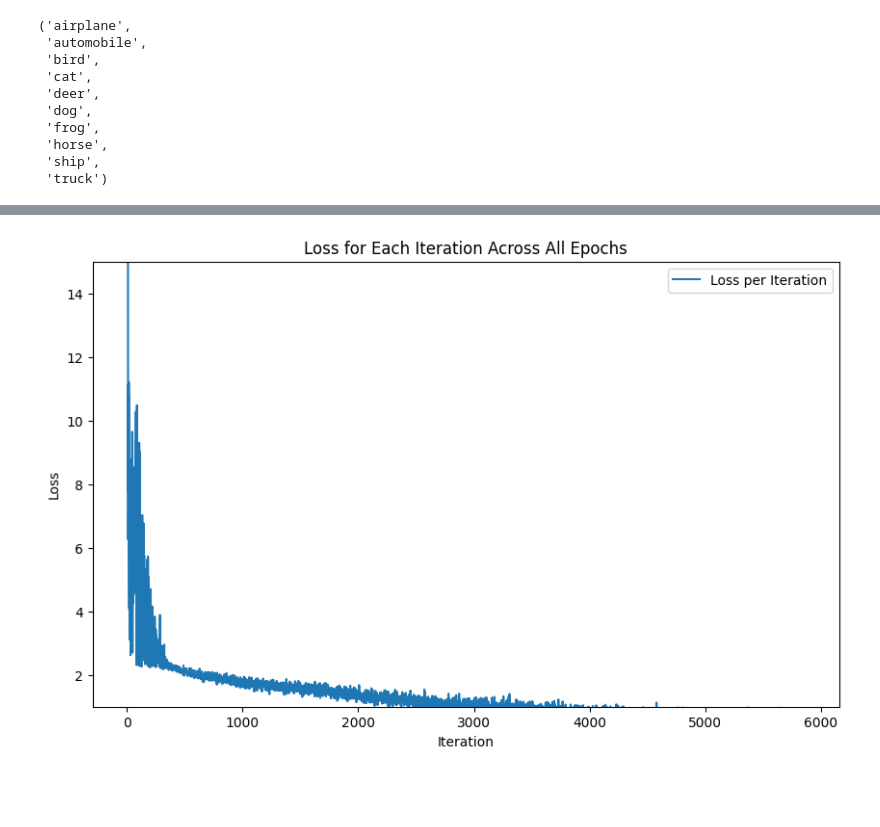
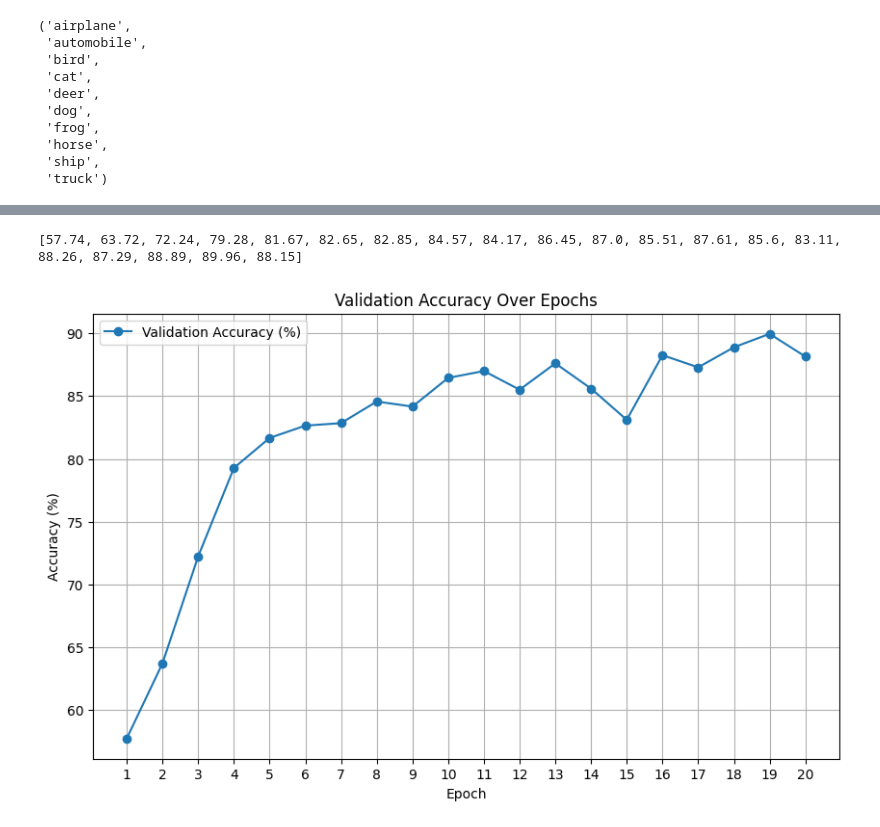
Before and after one commit to amrita-pasupuleti/cmpm118, a Jupyter notebook: bitlinear.ipynb, the cells around one changed output, grey strips where cells are left out. Saved outputs shown, nothing was run; the diff lists cells and outputs as text; code cells hidden in the pictures; blank space fills up the shorter version.

Commit message:
added septlinear implementation and some data

```diff
--- a/bitlinear.ipynb
+++ b/bitlinear.ipynb
@@ -31,7 +31,7 @@ trainset = torchvision.datasets.CIFAR10(root='../data', train=True, download=Tru
 trainloader = torch.utils.data.DataLoader(trainset, batch_size=BATCH_SIZE, shuffle=True, num_workers=2)
 
 testset = torchvision.datasets.CIFAR10(root='../data', train=False, download=True, transform=transform_test)
-testloader = torch.utils.data.DataLoader(testset, batch_size=100, shuffle=False, num_workers=2)
+testloader = torch.utils.data.DataLoader(testset, batch_size=128, shuffle=False, num_workers=2)
 # %% [output]
 Files already downloaded and verified
 Files already downloaded and verified
@@ -50,7 +50,6 @@ classes
  'ship',
  'truck')
 # %%
-# Define the ResidualBlock as provided
 class ResidualBlock(nn.Module):
     def __init__(self, inchannel, outchannel, stride=1):
         super(ResidualBlock, self).__init__()
@@ -83,10 +82,12 @@ class BitLinear(nn.Module):
         self.bias = nn.Parameter(torch.randn(out_features) * 0.01)
 
     def forward(self, x):
-        binarized_weight = torch.sign(torch.tanh(self.weight))
-        return F.linear(x, binarized_weight, self.bias)
+        scale = 1.0 / self.weight.abs().mean().clamp(min=1e-5)
+        scaled_weight = self.weight * scale
+        ternary_weight = torch.where(scaled_weight.abs() < 0.5, 0, torch.sign(scaled_weight))
+        ternary_weight = ternary_weight / scale
+        return F.linear(x, ternary_weight, self.bias)
 
-# Define the ResNet model
 class ResNet(nn.Module):
     def __init__(self, ResidualBlock, num_classes=10):
         super(ResNet, self).__init__()
@@ -132,10 +133,11 @@ def ResNet18():
 net = ResNet18().to(device)
 # %%
 criterion = nn.CrossEntropyLoss()
-optimizer = optim.SGD(net.parameters(), lr=0.01, momentum=0.9, weight_decay=5e-4)
+optimizer = optim.SGD(net.parameters(), lr=0.001, momentum=0.9, weight_decay=1e-4)
 # %%
 all_iteration_losses = []
-for epoch in range(15):
+validation_accuracies = []
+for epoch in range(20):
     print('\nEpoch: %d' % (epoch + 1))
     net.train()
     sum_loss = 0.0
@@ -162,7 +164,6 @@ for epoch in range(15):
             print('[epoch:%d, iter:%d] Loss: %.03f | Acc: %.3f%% '
                   % (epoch + 1, (i + 1), sum_loss / (i + 1), 100. * correct / total))
 
-
     print('Testing...')
     net.eval()
     correct = 0
@@ -175,7 +176,9 @@ for epoch in range(15):
             _, predicted = torch.max(outputs.data, 1)
             total += labels.size(0)
             correct += (predicted == labels).sum().item()
-        print('Test Accuracy: %.3f%%' % (100 * correct / total))
+        test_acc = 100 * correct / total
+        print('Test Accuracy: %.3f%%' % test_acc)
+        validation_accuracies.append(test_acc)
 
 print('Training complete.')
 # %% [output]
@@ -199,14 +202,20 @@ Training complete.
 # %%
 import matplotlib.pyplot as plt
 %matplotlib inline
+import numpy as np
+
+print(validation_accuracies)
 
 plt.figure(figsize=(10, 6))
-plt.plot(all_iteration_losses, label='Loss per Iteration')
-plt.xlabel('Iteration')
-plt.ylabel('Loss')
-plt.title('Loss for Each Iteration Across All Epochs')
+plt.plot(range(1, len(validation_accuracies) + 1), validation_accuracies, label='Validation Accuracy (%)', marker='o')
+
+plt.title('Validation Accuracy Over Epochs')
+plt.xlabel('Epoch')
+plt.ylabel('Accuracy (%)')
+plt.xticks(range(1, len(validation_accuracies) + 1))
 plt.legend()
-plt.ylim(1, 15)
+plt.grid()
 plt.show()
 # %% [output]
+[57.74, 63.72, 72.24, 79.28, 81.67, 82.65, 82.85, 84.57, 84.17, 86.45, 87.0, 85.51, 87.61, 85.6, 83.11, 88.26, 87.29, 88.89, 89.96, 88.15]
-[figure, old version]
+[figure, new version]
```
Also changed, not shown: parts of 2 cells of this notebook, 4 other files.
